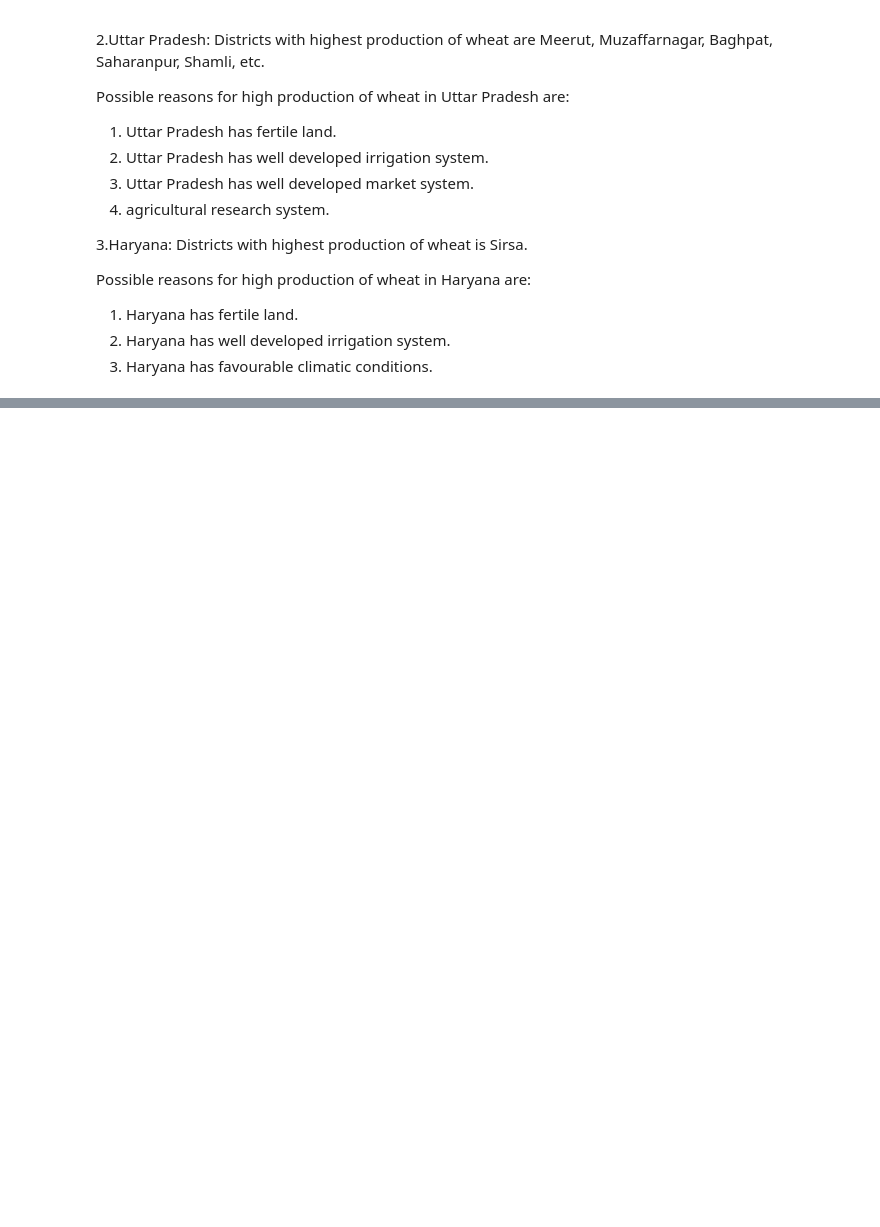
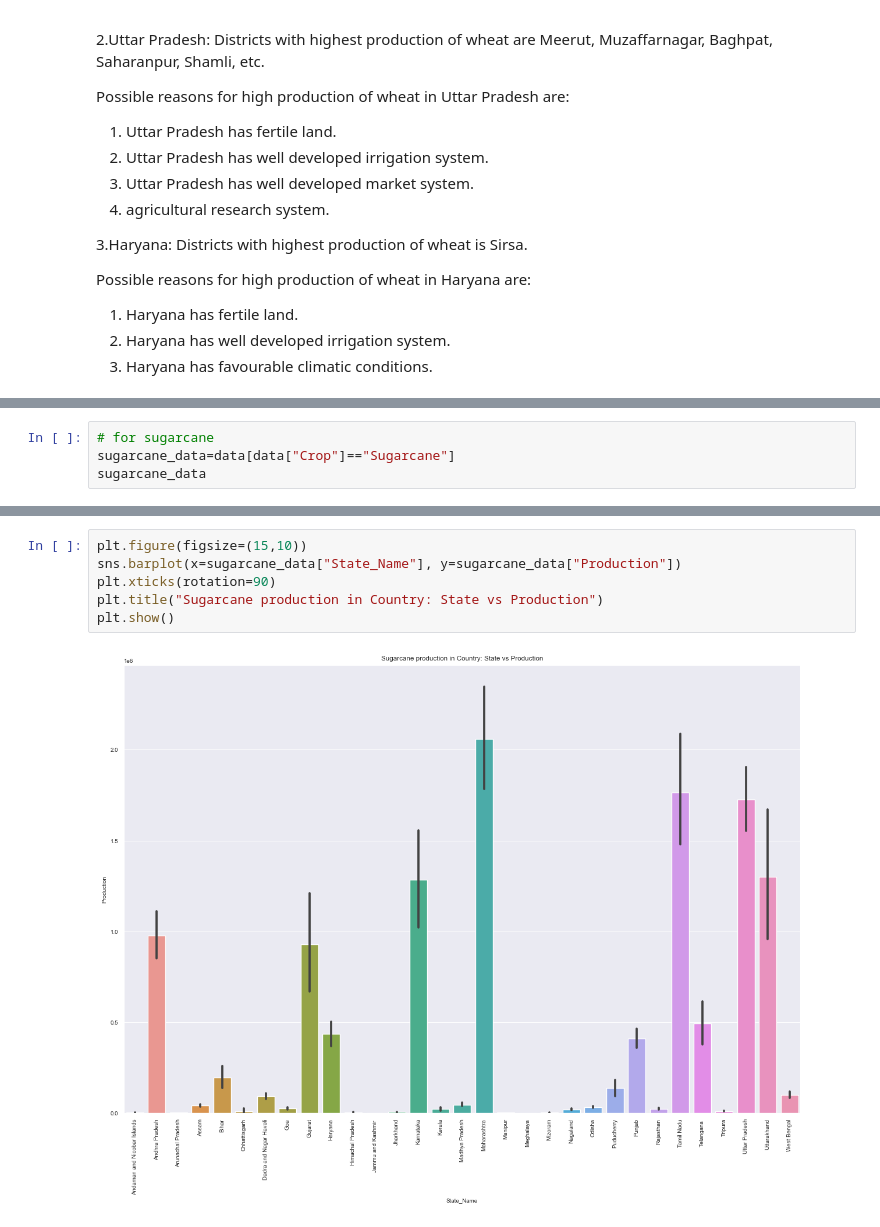
Before and after one commit to prabhjyot009/Crop-recommendation-system, a Jupyter notebook: crop.ipynb, the cells around one changed output, grey strips where cells are left out. Cells and saved outputs as stored; diff of their text form; blank space fills up the shorter version.

```diff
--- a/crop.ipynb
+++ b/crop.ipynb
@@ -247,0 +308,4 @@ Possible reasons for high production of wheat in Haryana are:
+# %%
+# for sugarcane
+sugarcane_data=data[data["Crop"]=="Sugarcane"]
+sugarcane_data
@@ -247,0 +326,8 @@ Possible reasons for high production of wheat in Haryana are:
+# %%
+plt.figure(figsize=(15,10))
+sns.barplot(x=sugarcane_data["State_Name"], y=sugarcane_data["Production"])
+plt.xticks(rotation=90)
+plt.title("Sugarcane production in Country: State vs Production")
+plt.show()
+# %% [output]
+[figure, added]
```
Also changed, not shown: parts of 26 cells of this notebook.
